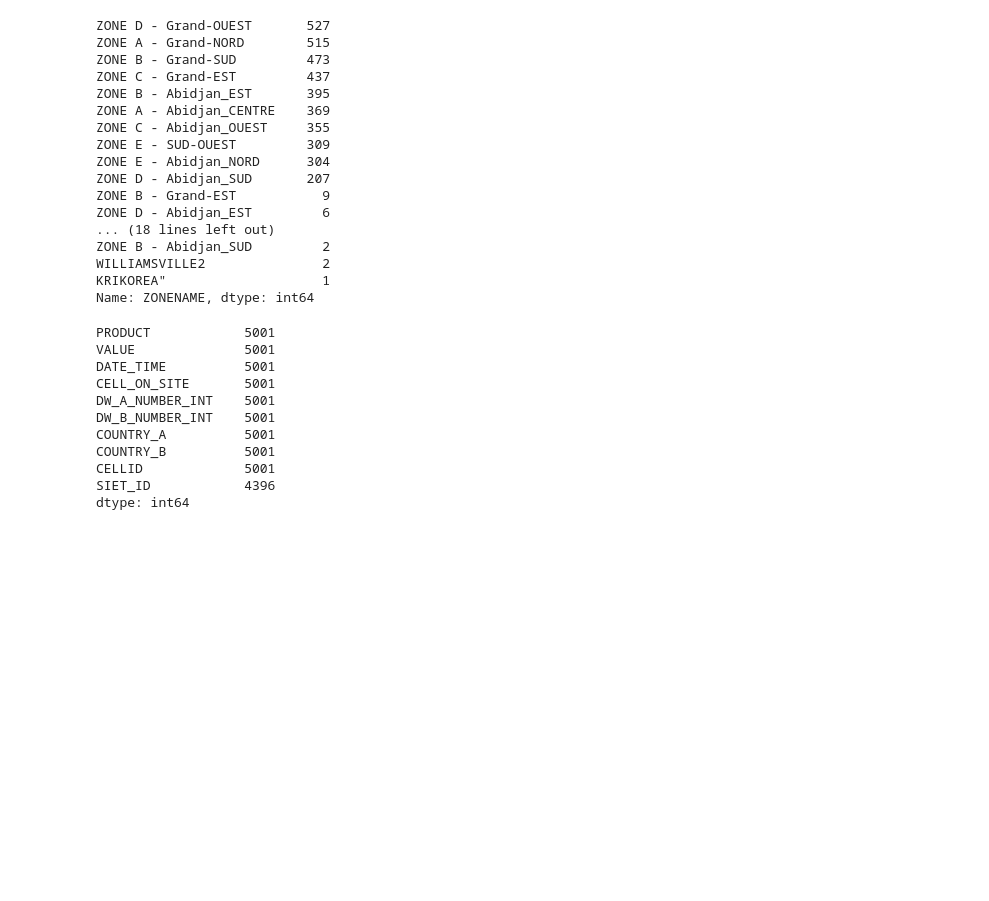
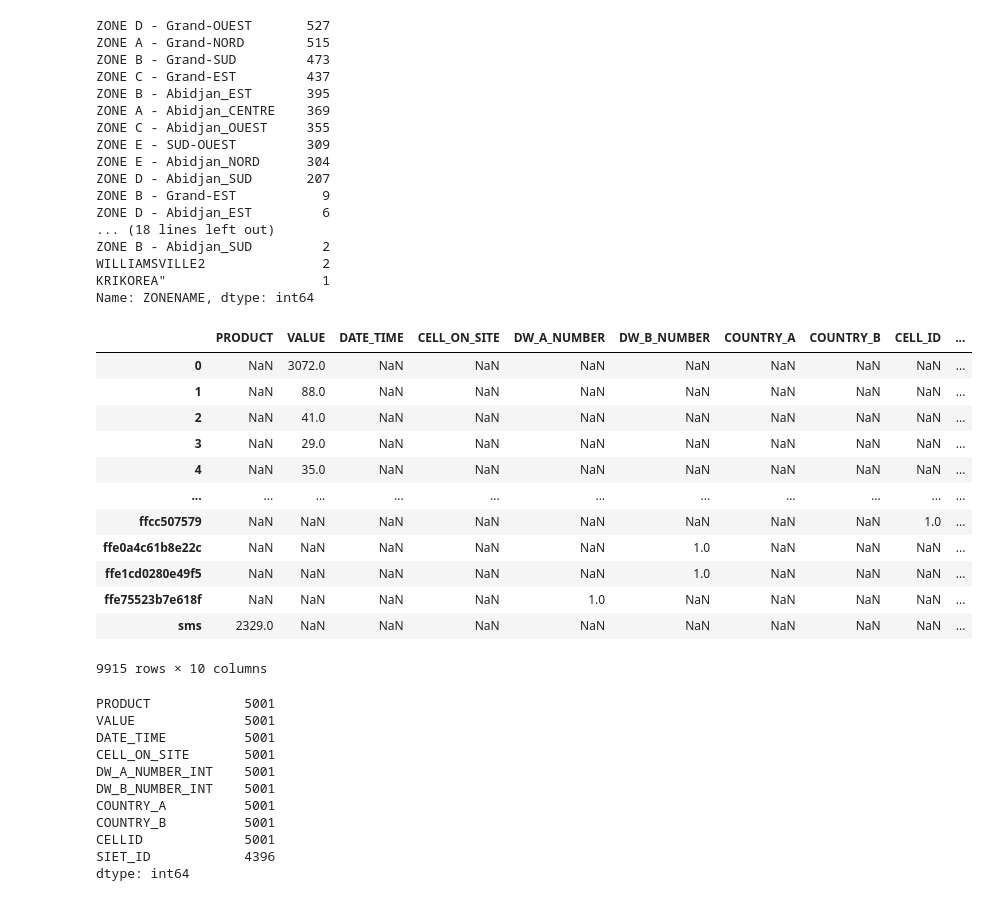
Before and after one commit to Panchol211/Hello-world1, a Jupyter notebook: Copy_of_Copy_of_Moringa_Data_Science_Prep_W3_Independent_Project_2020_07_PANCHOL_ALIER_DataReport.ipynb, the cells around one changed output. Saved outputs shown, nothing was run; the diff lists cells and outputs as text; code cells hidden in the pictures; blank space fills up the shorter version.

```diff
--- a/Copy_of_Copy_of_Moringa_Data_Science_Prep_W3_Independent_Project_2020_07_PANCHOL_ALIER_DataReport.ipynb
+++ b/Copy_of_Copy_of_Moringa_Data_Science_Prep_W3_Independent_Project_2020_07_PANCHOL_ALIER_DataReport.ipynb
@@ -64,6 +64,22 @@ ZONE B - Abidjan_SUD         2
 WILLIAMSVILLE2               2
 KRIKOREA"                    1
 Name: ZONENAME, dtype: int64
+# %%
+df.apply(pd.value_counts)
+# %% [output]
+|  | PRODUCT | VALUE | DATE_TIME | CELL_ON_SITE | DW_A_NUMBER | DW_B_NUMBER | COUNTRY_A | COUNTRY_B | CELL_ID | ... |
+| 0 | NaN | 3072.0 | NaN | NaN | NaN | NaN | NaN | NaN | NaN | ... |
+| 1 | NaN | 88.0 | NaN | NaN | NaN | NaN | NaN | NaN | NaN | ... |
+| 2 | NaN | 41.0 | NaN | NaN | NaN | NaN | NaN | NaN | NaN | ... |
+| 3 | NaN | 29.0 | NaN | NaN | NaN | NaN | NaN | NaN | NaN | ... |
+| 4 | NaN | 35.0 | NaN | NaN | NaN | NaN | NaN | NaN | NaN | ... |
+| ... | ... | ... | ... | ... | ... | ... | ... | ... | ... | ... |
+| ffcc507579 | NaN | NaN | NaN | NaN | NaN | NaN | NaN | NaN | 1.0 | ... |
+| ffe0a4c61b8e22c | NaN | NaN | NaN | NaN | NaN | 1.0 | NaN | NaN | NaN | ... |
+| ffe1cd0280e49f5 | NaN | NaN | NaN | NaN | NaN | 1.0 | NaN | NaN | NaN | ... |
+| ffe75523b7e618f | NaN | NaN | NaN | NaN | 1.0 | NaN | NaN | NaN | NaN | ... |
+| sms | 2329.0 | NaN | NaN | NaN | NaN | NaN | NaN | NaN | NaN | ... |
+9915 rows × 10 columns
 # %%
 df.count()
 # %% [output]
```
Also changed, not shown: parts of 3 cells of this notebook.
